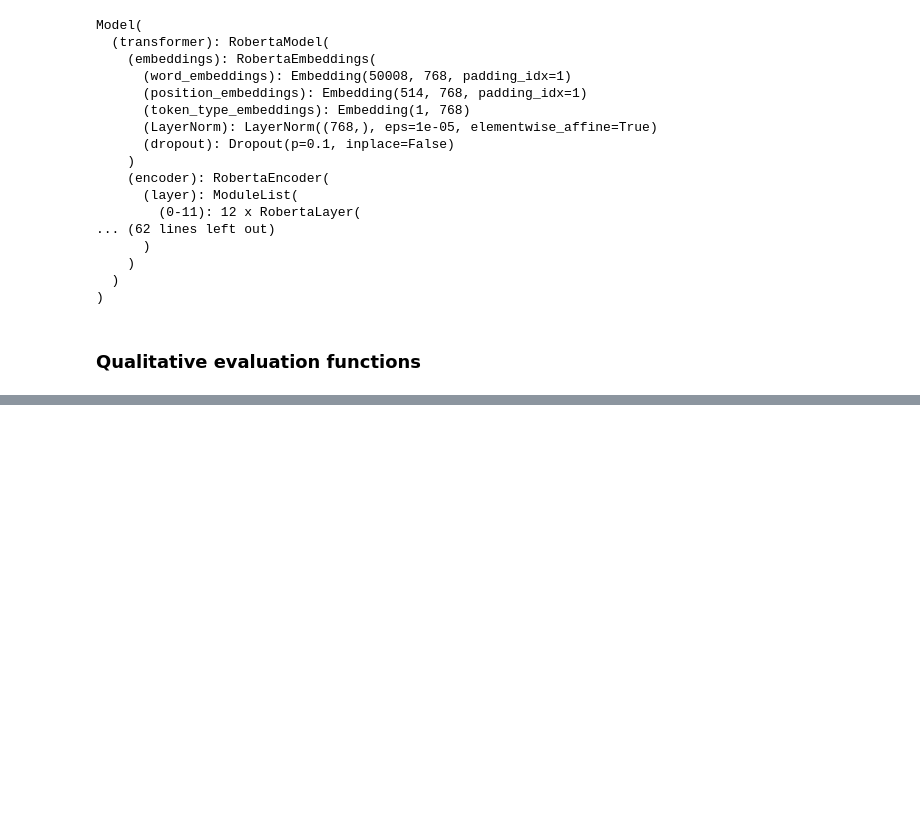
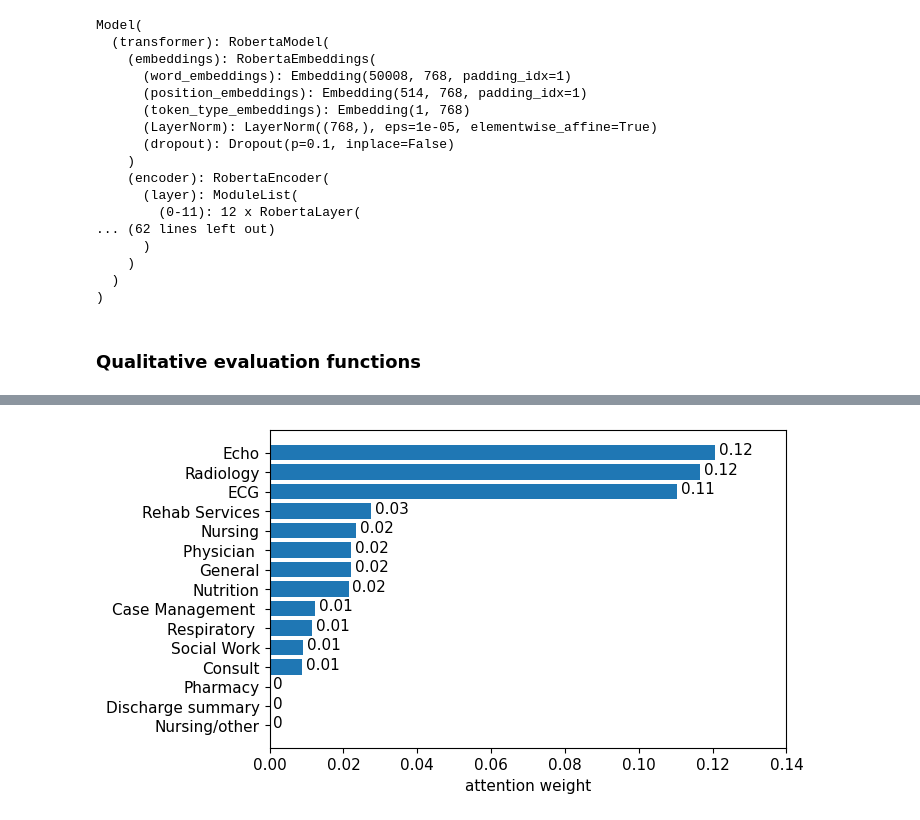
Before and after one commit to mireiahernandez/icd-continuous-prediction, a Jupyter notebook: qualitative_evaluation.ipynb, the cells around one changed output, grey strips where cells are left out. Drawn from its saved outputs; the diff is of its cells as text; code cells hidden in the pictures; blank space fills up the shorter version.

```diff
--- a/qualitative_evaluation.ipynb
+++ b/qualitative_evaluation.ipynb
@@ -194,0 +249,6 @@ attn_output_weights, scores = return_attn_scores(model.label_attn, sequence_outp
+# %%
+labels_sample = []
+for i in range(50):
+    if labels[i] == 1:
+        print(i)
+        labels_sample.append(i)
@@ -237,0 +652,34 @@ Label 45
+# %%
+# plot avg and std weights per class for each cutoff
+
+# 2d cutoff
+# make plot showing avg and std weights per class (bar plot)
+import json
+import matplotlib.pyplot as plt
+import numpy as np
+
+weights_per_class = json.load(open("weights_per_class_3.json",'r'))
+plt.figure(figsize=set_size(438.17227, fraction=1.1))
+plt.ylabel("avg weight")
+plt.xlabel("class")
+name_mapping= {'Nursing/other': 0, 'Radiology': 1, 'Nursing': 2, 'Physician ': 3, 'ECG': 4, 'Discharge summary': 5, 'Respiratory ': 6, 'Echo': 7, 'Nutrition': 8, 'General': 9, 'Rehab Services': 10, 'Social Work': 11, 'Case Management ': 12, 'Consult': 13, 'Pharmacy': 14}
+num_to_name = {v: k for k, v in name_mapping.items()}
+avgs = [np.mean(weights_per_class['2d'][str(c)]) if len(weights_per_class['2d'][str(c)]) > 0 else 0 for c in range(15)]
+# show the bars horizontally and order them by avg weight
+sorted_idx = np.argsort(avgs)
+avgs = [avgs[i] for i in sorted_idx]
+plt.barh(list(range(15)),avgs)
+plt.yticks(list(range(15)), [num_to_name[c] for c in sorted_idx], rotation=0, fontsize=11)
+plt.ylabel(None)
+plt.xlabel("attention weight", fontsize=11)
+# increase x range
+plt.xlim(0, 0.14)
+plt.xticks(fontsize=11)
+# show values on top of bars
+for i, v in enumerate(avgs):
+    plt.text(v + 0.001, i - 0.1, str(round(v, 2)), color='black', fontsize=11)
+# show also number of samples
+#in a separate bar on the same plot
+plt.savefig("figures/avg_weights_2d.png", bbox_inches="tight")
+# %% [output]
+[figure, added]
```
Also changed, not shown: parts of 17 cells of this notebook.
